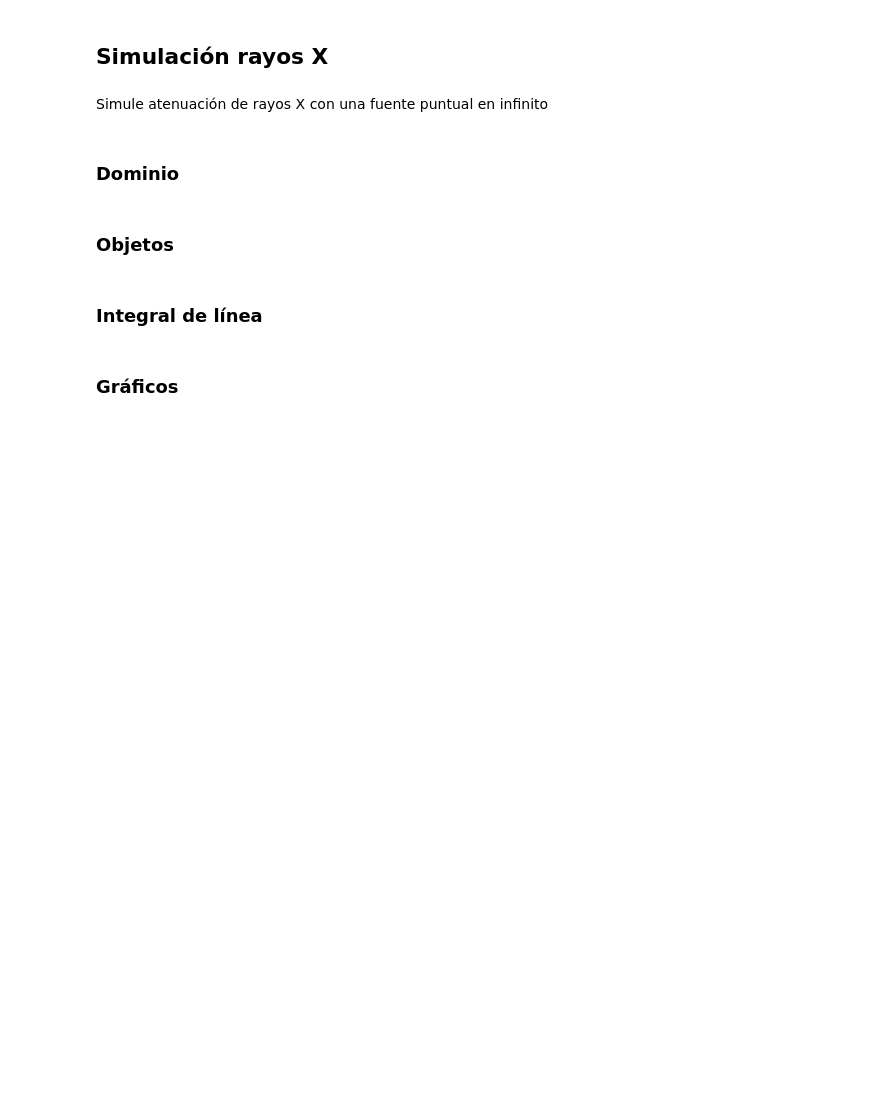
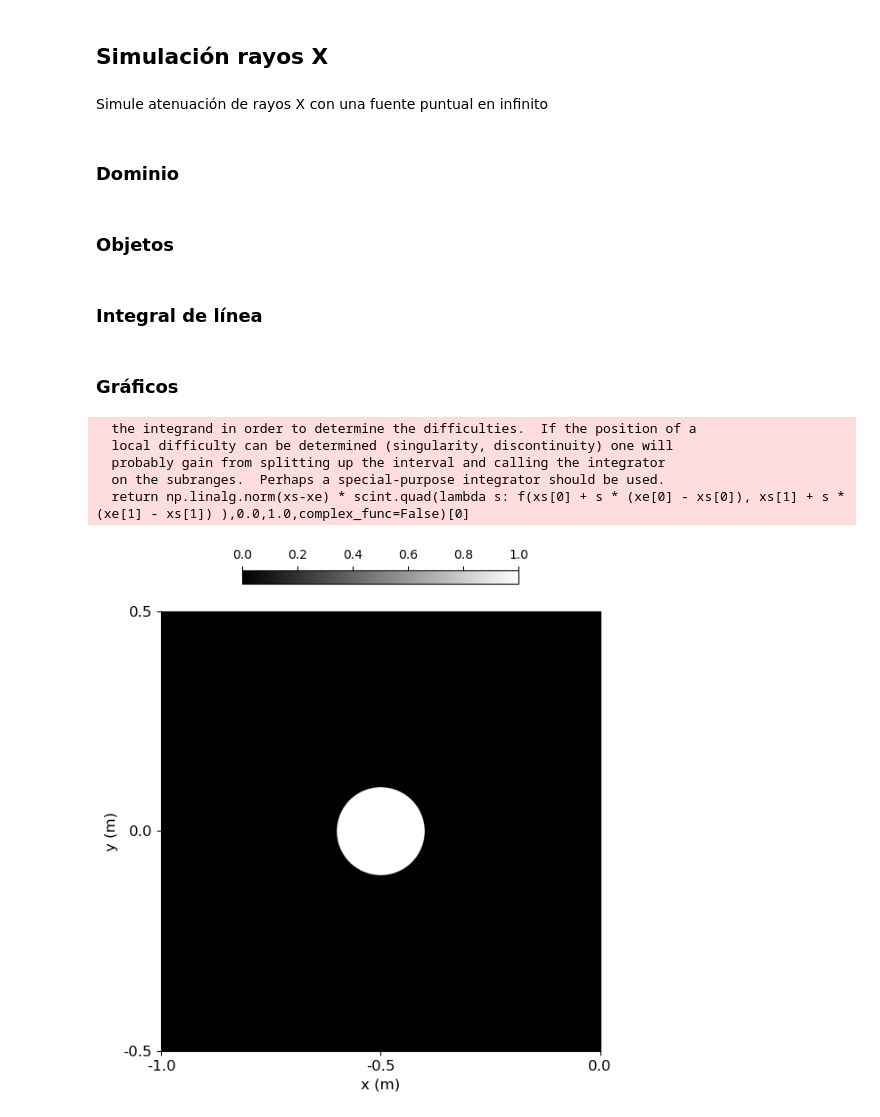
Before and after one commit to JavierBZ/IBM2101, a Jupyter notebook: XRays+CT.ipynb, the cells around one changed output. Saved outputs shown, nothing was run; the diff lists cells and outputs as text; code cells hidden in the pictures; blank space fills up the shorter version.

```diff
--- a/XRays+CT.ipynb
+++ b/XRays+CT.ipynb
@@ -52,2 +47,7 @@ py = None
+# %%
+num_x = 2048
+px = np.linspace(-1,0,num_x)
+py = np.linspace(-0.5,0.5,num_x)
+[ mx, my ] = np.meshgrid(px,py)
 # %% [markdown]
 ### Objetos
@@ -56,3 +54,5 @@ circulo = lambda x, y : None
+# %%
+circulo = lambda x, y : np.where((x + 0.5)**2 + y**2 <= 0.1**2,1,0)
 # %% [markdown]
 ### Integral de línea
 # %%
@@ -62,14 +62,14 @@ def integrate_segment_2d(f, xs, xe):
         xs = np.array(xs)
     if isinstance(xe, list):
         xe = np.array(xe)
-    return None
+    return np.linalg.norm(xs-xe) * scint.quad(lambda s: f(xs[0] + s * (xe[0] - xs[0]), xs[1] + s * (xe[1] - xs[1]) ),0.0,1.0,complex_func=False)[0]
 # %% [markdown]
 ### Gráficos
 # %%
 f = circulo
 
 # Integral de todos los segmentos
-Rf = None
+Rf = np.array([integrate_segment_2d(f,[-1,_y],[0.0,_y]) for _y in py] )
 
 # indices for plotting ticks
 pidx = [ I * num_x // 2 for I in range(2) ] + [ num_x - 1 ]
@@ -90,30 +90,37 @@ plt.imshow(f(mx, my), origin='lower', vmin=0.0, cmap='gray')
 for I in ridx:
     plt.plot([ 0, num_x - 1 ], [ I, I ], color='r', linewidth=1, zorder=+5)
 plt.imshow(f(mx, my), origin='lower', vmin=0.0, cmap='gray')
 plt.xticks(pidx, labels=[ '{:.1f}'.format(_x) for _x in px[pidx] ], fontsize=12)
 plt.yticks(pidx, labels=[ '{:.1f}'.format(_y) for _y in py[pidx] ], fontsize=12)
 plt.xlabel('x (m)', fontsize=12)
 plt.ylabel('y (m)', fontsize=12)
 plt.colorbar(shrink=0.5, orientation='horizontal', ticklocation='top', location='top')
 plt.show()
 
 # DENSITY AND XRAY
 #   Taken from: https://matplotlib.org/stable/gallery/lines_bars_and_markers/scatter_hist.html
 fig = plt.figure(figsize=(8, 8), layout='constrained')
 ax = fig.add_gridspec(top=1.00, right=0.75).subplots()
 ax.set(aspect=1)
 ax_side = ax.inset_axes([1.1, 0, 0.25, 1], sharey=ax)
 
 ax_im = ax.imshow(f(mx, my), origin='lower', vmin=0.0, cmap='gray')
 ax.set_xticks(pidx, labels=[ '{:.1f}'.format(_x) for _x in px[pidx] ], fontsize=12)
 ax.set_yticks(pidx, labels=[ '{:.1f}'.format(_y) for _y in py[pidx] ], fontsize=12)
 ax.set_xlabel('x (m)', fontsize=12)
 ax.set_ylabel('y (m)', fontsize=12)
 plt.colorbar(ax_im, shrink=0.5, orientation='horizontal', ticklocation='top', location='top')
 
 ax_side.plot(Rf, range(num_x), color='b', linewidth=2)
 ax_side.set_yticks([])
 ax_side.set_xticks(ticks=[0.00, 0.25, 0.50], labels=[ '0.00', '0.25', '1.00' ], fontsize=12)
 ax_side.set_xlabel('log-cuociente', fontsize=12)
 
 plt.show()
+# %% [output]
+  the integrand in order to determine the difficulties.  If the position of a
+  local difficulty can be determined (singularity, discontinuity) one will
+  probably gain from splitting up the interval and calling the integrator
+  on the subranges.  Perhaps a special-purpose integrator should be used.
+  return np.linalg.norm(xs-xe) * scint.quad(lambda s: f(xs[0] + s * (xe[0] - xs[0]), xs[1] + s * (xe[1] - xs[1]) ),0.0,1.0,complex_func=False)[0]
+[figure, added]
```
Also changed, not shown: parts of 3 cells of this notebook.
